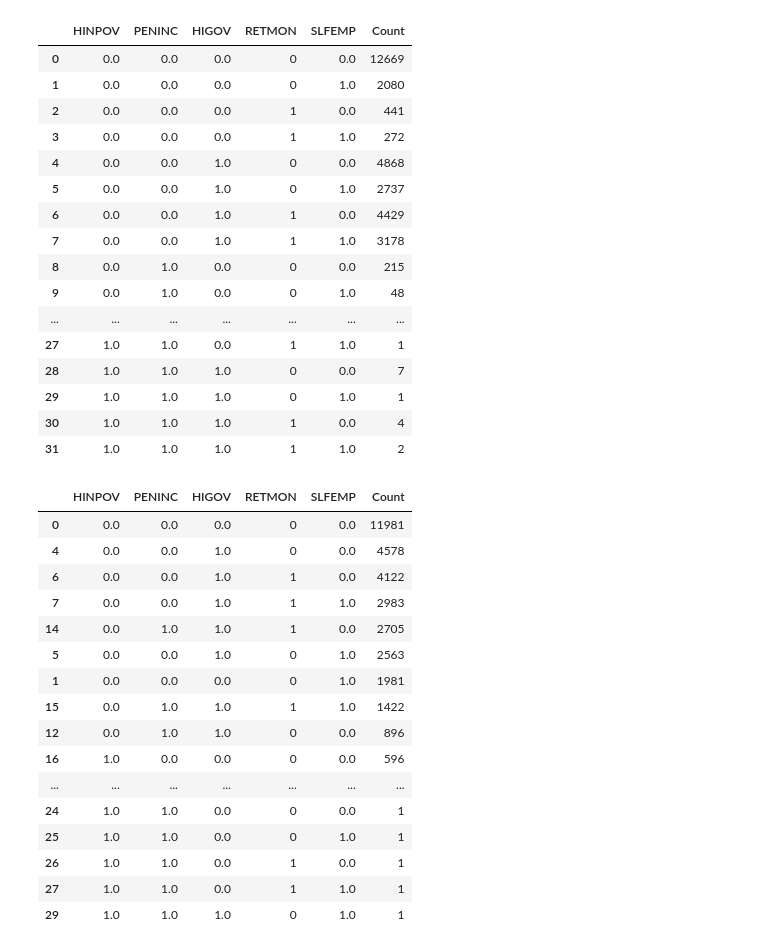
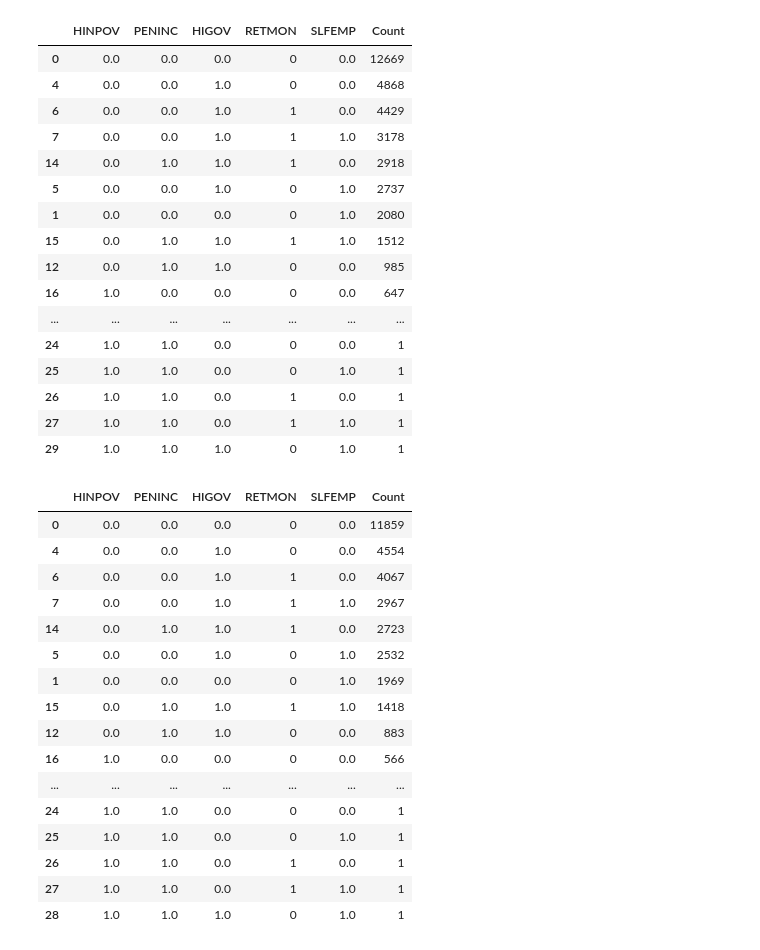
Before and after one commit to YuzhenZhou1327/ESE527_Project_HRS, a Jupyter notebook: Analysis in groups.ipynb, the cells around one changed output. Drawn from its saved outputs; the diff is of its cells as text; code cells hidden in the pictures.

```diff
--- a/Analysis in groups.ipynb
+++ b/Analysis in groups.ipynb
@@ -17,29 +17,29 @@ cate_features = ['HINPOV','PENINC', 'HIGOV', 'RETMON', 'SLFEMP']
 # %%
 grouped_df = df.groupby(cate_features).size().reset_index(name='Count')
-grouped_df
+grouped_df.sort_values("Count", ascending = False)
 # %% [output]
 |  | HINPOV | PENINC | HIGOV | RETMON | SLFEMP | Count |
 | 0 | 0.0 | 0.0 | 0.0 | 0 | 0.0 | 12669 |
-| 1 | 0.0 | 0.0 | 0.0 | 0 | 1.0 | 2080 |
-| 2 | 0.0 | 0.0 | 0.0 | 1 | 0.0 | 441 |
-| 3 | 0.0 | 0.0 | 0.0 | 1 | 1.0 | 272 |
 | 4 | 0.0 | 0.0 | 1.0 | 0 | 0.0 | 4868 |
-| 5 | 0.0 | 0.0 | 1.0 | 0 | 1.0 | 2737 |
 | 6 | 0.0 | 0.0 | 1.0 | 1 | 0.0 | 4429 |
 | 7 | 0.0 | 0.0 | 1.0 | 1 | 1.0 | 3178 |
-| 8 | 0.0 | 1.0 | 0.0 | 0 | 0.0 | 215 |
-| 9 | 0.0 | 1.0 | 0.0 | 0 | 1.0 | 48 |
+| 14 | 0.0 | 1.0 | 1.0 | 1 | 0.0 | 2918 |
+| 5 | 0.0 | 0.0 | 1.0 | 0 | 1.0 | 2737 |
+| 1 | 0.0 | 0.0 | 0.0 | 0 | 1.0 | 2080 |
+| 15 | 0.0 | 1.0 | 1.0 | 1 | 1.0 | 1512 |
+| 12 | 0.0 | 1.0 | 1.0 | 0 | 0.0 | 985 |
+| 16 | 1.0 | 0.0 | 0.0 | 0 | 0.0 | 647 |
 | ... | ... | ... | ... | ... | ... | ... |
+| 24 | 1.0 | 1.0 | 0.0 | 0 | 0.0 | 1 |
+| 25 | 1.0 | 1.0 | 0.0 | 0 | 1.0 | 1 |
+| 26 | 1.0 | 1.0 | 0.0 | 1 | 0.0 | 1 |
 | 27 | 1.0 | 1.0 | 0.0 | 1 | 1.0 | 1 |
-| 28 | 1.0 | 1.0 | 1.0 | 0 | 0.0 | 7 |
 | 29 | 1.0 | 1.0 | 1.0 | 0 | 1.0 | 1 |
-| 30 | 1.0 | 1.0 | 1.0 | 1 | 0.0 | 4 |
-| 31 | 1.0 | 1.0 | 1.0 | 1 | 1.0 | 2 |
 # %%
 filtered_df = pd.DataFrame()
 
 for name, group in df.groupby(cate_features):
-    isol_forest = IsolationForest(random_state=42, n_estimators=500 ,n_jobs=-1)
+    isol_forest = IsolationForest(random_state=42, n_estimators=100 ,n_jobs=-1, bootstrap = True)
     outliers = isol_forest.fit_predict(group)
 
     filtered_group = group[outliers == 1]
@@ -49,20 +49,20 @@ for name, group in df.groupby(cate_features):
 filtered_df.groupby(cate_features).size().reset_index(name='Count').sort_values("Count", ascending = False)
 # %% [output]
 |  | HINPOV | PENINC | HIGOV | RETMON | SLFEMP | Count |
-| 0 | 0.0 | 0.0 | 0.0 | 0 | 0.0 | 11981 |
-| 4 | 0.0 | 0.0 | 1.0 | 0 | 0.0 | 4578 |
-| 6 | 0.0 | 0.0 | 1.0 | 1 | 0.0 | 4122 |
-| 7 | 0.0 | 0.0 | 1.0 | 1 | 1.0 | 2983 |
-| 14 | 0.0 | 1.0 | 1.0 | 1 | 0.0 | 2705 |
-| 5 | 0.0 | 0.0 | 1.0 | 0 | 1.0 | 2563 |
-| 1 | 0.0 | 0.0 | 0.0 | 0 | 1.0 | 1981 |
-| 15 | 0.0 | 1.0 | 1.0 | 1 | 1.0 | 1422 |
-| 12 | 0.0 | 1.0 | 1.0 | 0 | 0.0 | 896 |
-| 16 | 1.0 | 0.0 | 0.0 | 0 | 0.0 | 596 |
+| 0 | 0.0 | 0.0 | 0.0 | 0 | 0.0 | 11859 |
+| 4 | 0.0 | 0.0 | 1.0 | 0 | 0.0 | 4554 |
+| 6 | 0.0 | 0.0 | 1.0 | 1 | 0.0 | 4067 |
+| 7 | 0.0 | 0.0 | 1.0 | 1 | 1.0 | 2967 |
+| 14 | 0.0 | 1.0 | 1.0 | 1 | 0.0 | 2723 |
+| 5 | 0.0 | 0.0 | 1.0 | 0 | 1.0 | 2532 |
+| 1 | 0.0 | 0.0 | 0.0 | 0 | 1.0 | 1969 |
+| 15 | 0.0 | 1.0 | 1.0 | 1 | 1.0 | 1418 |
+| 12 | 0.0 | 1.0 | 1.0 | 0 | 0.0 | 883 |
+| 16 | 1.0 | 0.0 | 0.0 | 0 | 0.0 | 566 |
 | ... | ... | ... | ... | ... | ... | ... |
 | 24 | 1.0 | 1.0 | 0.0 | 0 | 0.0 | 1 |
 | 25 | 1.0 | 1.0 | 0.0 | 0 | 1.0 | 1 |
 | 26 | 1.0 | 1.0 | 0.0 | 1 | 0.0 | 1 |
 | 27 | 1.0 | 1.0 | 0.0 | 1 | 1.0 | 1 |
-| 29 | 1.0 | 1.0 | 1.0 | 0 | 1.0 | 1 |
+| 28 | 1.0 | 1.0 | 1.0 | 0 | 1.0 | 1 |
 # %%
```
Also changed, not shown: parts of 11 cells of this notebook, 11 other files.
